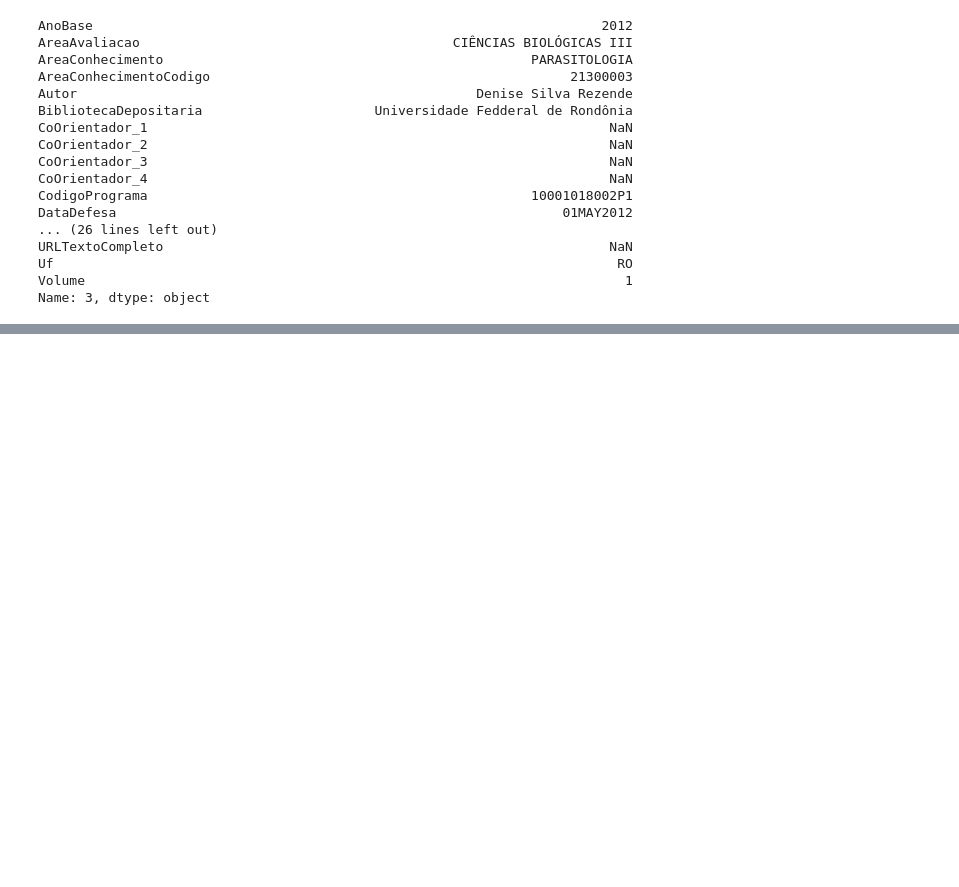
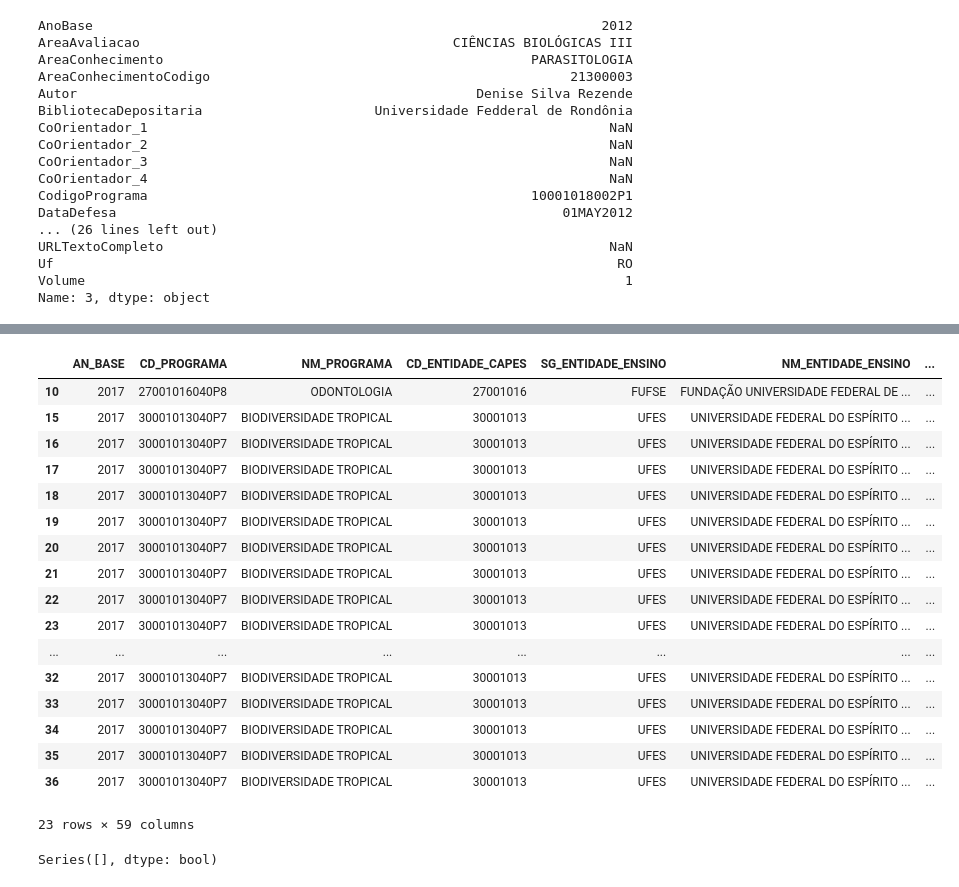
Before and after one commit to attiliocn/capes_etl, a Jupyter notebook: notebooks/column_mapping.ipynb, the cells around one changed output, grey strips where cells are left out. Cells and saved outputs as stored; diff of their text form; code cells hidden in the pictures; blank space fills up the shorter version.

```diff
--- a/notebooks/column_mapping.ipynb
+++ b/notebooks/column_mapping.ipynb
@@ -9,7 +9,7 @@ print(os.getcwd())
 ds_sample_1 = pd.read_csv(
     '../data/raw/br-capes-btd-2017-2024-08-19.csv',
     sep=';',
-    nrows=5,
+    nrows=200,
     encoding='latin1'
 )
 
@@ -81,0 +125,25 @@ Name: 3, dtype: object
+# %%
+ds_sample_1[ds_sample_1.apply(lambda row: row.astype(str).str.contains('TROPICAL', case=False, na=False).any(), axis=1)]
+# %% [output]
+|  | AN_BASE | CD_PROGRAMA | NM_PROGRAMA | CD_ENTIDADE_CAPES | SG_ENTIDADE_ENSINO | NM_ENTIDADE_ENSINO | ... |
+| 10 | 2017 | 27001016040P8 | ODONTOLOGIA | 27001016 | FUFSE | FUNDAÇÃO UNIVERSIDADE FEDERAL DE ... | ... |
+| 15 | 2017 | 30001013040P7 | BIODIVERSIDADE TROPICAL | 30001013 | UFES | UNIVERSIDADE FEDERAL DO ESPÍRITO ... | ... |
+| 16 | 2017 | 30001013040P7 | BIODIVERSIDADE TROPICAL | 30001013 | UFES | UNIVERSIDADE FEDERAL DO ESPÍRITO ... | ... |
+| 17 | 2017 | 30001013040P7 | BIODIVERSIDADE TROPICAL | 30001013 | UFES | UNIVERSIDADE FEDERAL DO ESPÍRITO ... | ... |
+| 18 | 2017 | 30001013040P7 | BIODIVERSIDADE TROPICAL | 30001013 | UFES | UNIVERSIDADE FEDERAL DO ESPÍRITO ... | ... |
+| 19 | 2017 | 30001013040P7 | BIODIVERSIDADE TROPICAL | 30001013 | UFES | UNIVERSIDADE FEDERAL DO ESPÍRITO ... | ... |
+| 20 | 2017 | 30001013040P7 | BIODIVERSIDADE TROPICAL | 30001013 | UFES | UNIVERSIDADE FEDERAL DO ESPÍRITO ... | ... |
+| 21 | 2017 | 30001013040P7 | BIODIVERSIDADE TROPICAL | 30001013 | UFES | UNIVERSIDADE FEDERAL DO ESPÍRITO ... | ... |
+| 22 | 2017 | 30001013040P7 | BIODIVERSIDADE TROPICAL | 30001013 | UFES | UNIVERSIDADE FEDERAL DO ESPÍRITO ... | ... |
+| 23 | 2017 | 30001013040P7 | BIODIVERSIDADE TROPICAL | 30001013 | UFES | UNIVERSIDADE FEDERAL DO ESPÍRITO ... | ... |
+| ... | ... | ... | ... | ... | ... | ... | ... |
+| 32 | 2017 | 30001013040P7 | BIODIVERSIDADE TROPICAL | 30001013 | UFES | UNIVERSIDADE FEDERAL DO ESPÍRITO ... | ... |
+| 33 | 2017 | 30001013040P7 | BIODIVERSIDADE TROPICAL | 30001013 | UFES | UNIVERSIDADE FEDERAL DO ESPÍRITO ... | ... |
+| 34 | 2017 | 30001013040P7 | BIODIVERSIDADE TROPICAL | 30001013 | UFES | UNIVERSIDADE FEDERAL DO ESPÍRITO ... | ... |
+| 35 | 2017 | 30001013040P7 | BIODIVERSIDADE TROPICAL | 30001013 | UFES | UNIVERSIDADE FEDERAL DO ESPÍRITO ... | ... |
+| 36 | 2017 | 30001013040P7 | BIODIVERSIDADE TROPICAL | 30001013 | UFES | UNIVERSIDADE FEDERAL DO ESPÍRITO ... | ... |
+23 rows × 59 columns
+# %%
+(ds_sample_1 == 'REGIONAL').any()[lambda x: x]
+# %% [output]
+Series([], dtype: bool)
```
Also changed, not shown: parts of 7 cells of this notebook, 1 other file.
